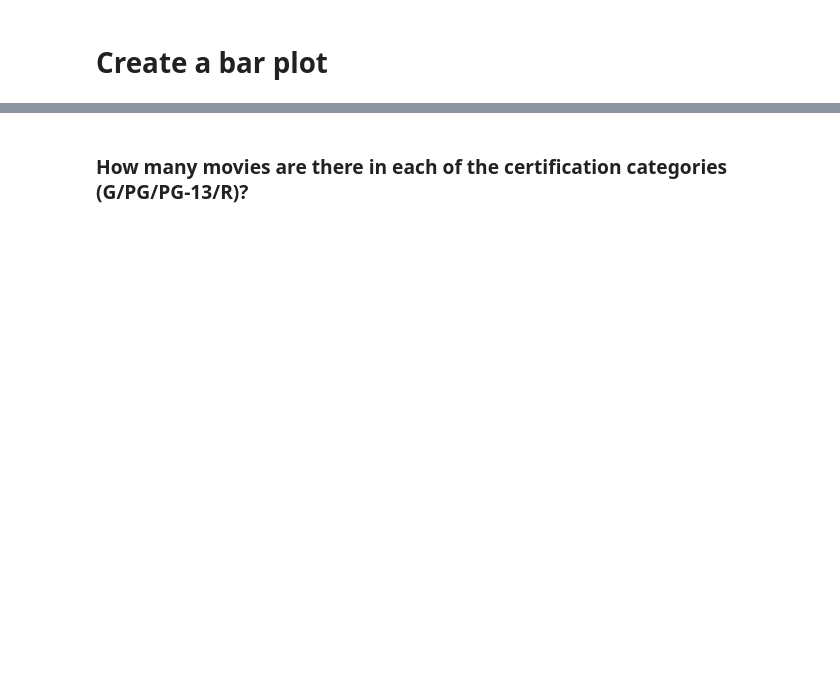
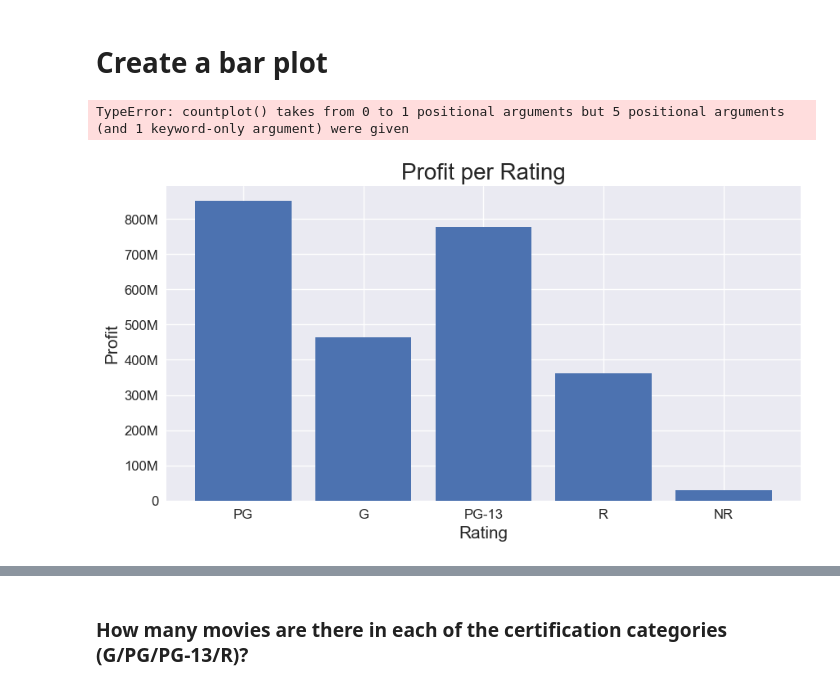
Before and after one commit to Luz-Dobbins/Movie-Database, a Jupyter notebook: rating vs profit.ipynb, the cells around one changed output, grey strips where cells are left out. Drawn from its saved outputs; the diff is of its cells as text; code cells hidden in the pictures; blank space fills up the shorter version.

Commit message:
new plot

```diff
--- a/rating vs profit.ipynb
+++ b/rating vs profit.ipynb
@@ -128,66 +160,44 @@ profit_df['certification'].info()
 # %% [markdown]
 # Create a bar plot
-# %%
-import matplotlib.ticker as mticker
-profit_df['certification'] = profit_df['certification'].astype(str)
-
-Rating = profit_df['certification']
-Profit = profit_df['Profit']
-
-## Plot the Profit
-plt.bar(Rating, Profit)
-# Function to format labels in millions and thousands
-def millions_thousands_formatter(x, pos):
-    if x >= 1e6:
-        return f'{x/1e6:.0f}M'
-    elif x >= 1e3:
-        return f'{x/1e3:.0f}K'
-    else:
-        return f'{x:.0f}'
-
-# Apply the formatter to the y-axis
-plt.gca().yaxis.set_major_formatter(mticker.FuncFormatter(millions_thousands_formatter))
-
-# Set labels
-plt.xlabel('Rating', fontsize = 15)
-plt.ylabel('Profit', fontsize = 15)
-plt.title('Profit per Rating', fontsize = 20)
-
-# Show the plot
-plt.show()
+# %%
+## Visualize years
+ax = sns.countplot(G,PG,PG_13,R,NR, x='certification')
+fig = ax.get_figure()
+# %% [output]
+TypeError: countplot() takes from 0 to 1 positional arguments but 5 positional arguments (and 1 keyword-only argument) were given
 # %%
 import matplotlib.ticker as mticker
-profit_df['certification'] = profit_df['certification'].astype(str)
 
 Rating = profit_df['certification']
 Profit = profit_df['Profit']
 
-plt.style.use('seaborn')
 fig, axes = plt.subplots( figsize = (10,5))
-colors = ('skyblue', 'green', 'orange', 'red','purple')
 
 ## Plot the Profit
-plt.bar(Rating, Profit, color= colors)
+plt.style.use('seaborn')
+plt.bar(Rating, Profit)
 # Function to format labels in millions and thousands
 def millions_thousands_formatter(x, pos):
     if x >= 1e6:
         return f'{x/1e6:.0f}M'
     elif x >= 1e3:
         return f'{x/1e3:.0f}K'
     else:
         return f'{x:.0f}'
 
 # Apply the formatter to the y-axis
 plt.gca().yaxis.set_major_formatter(mticker.FuncFormatter(millions_thousands_formatter))
 
 # Set labels
 plt.xlabel('Rating', fontsize = 15)
 plt.ylabel('Profit', fontsize = 15)
 plt.title('Profit per Rating', fontsize = 20)
 plt.tick_params(labelsize=12)
 
 # Show the plot
 plt.show()
+# %% [output]
+[figure, added]
 # %%
 plt.style.use('seaborn')
 fig, axes = plt.subplots( figsize = (15,10))
```
Also changed, not shown: parts of 13 cells of this notebook.
